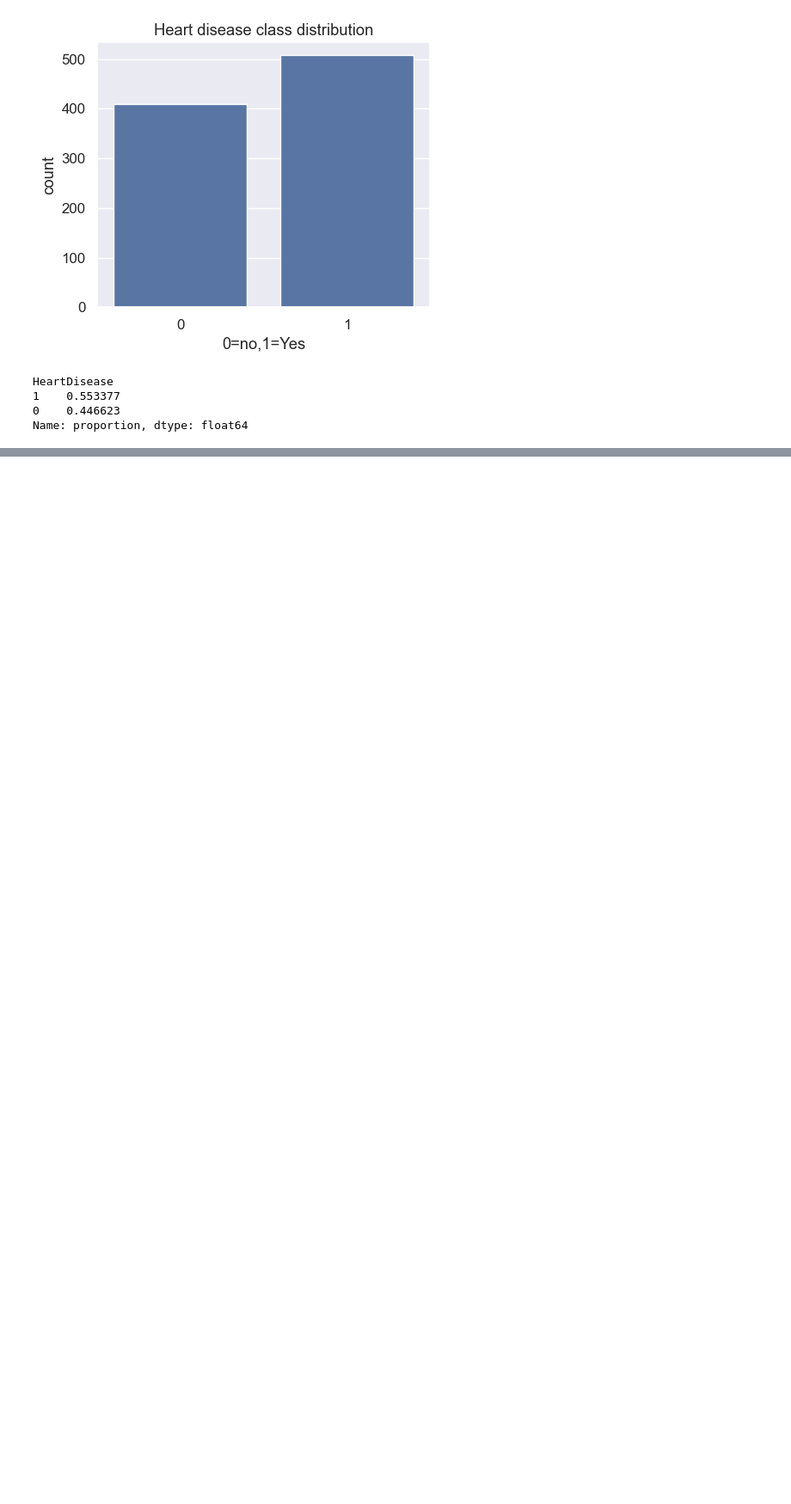
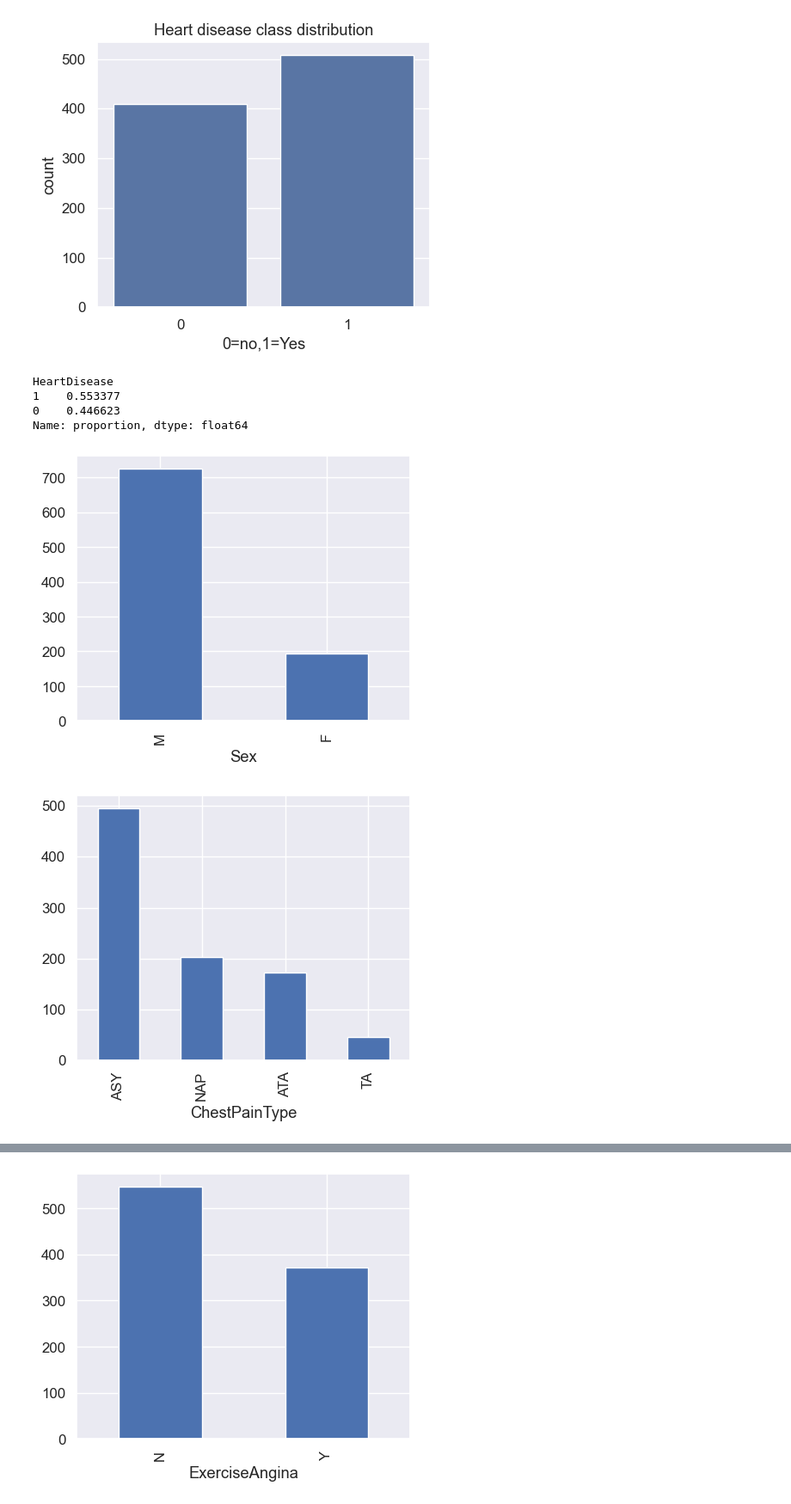
Before and after one commit to shovo896/EDA-of-Heart-Failure-disease, a Jupyter notebook: eda.ipynb, the cells around one changed output, grey strips where cells are left out. Shown at 86% size. Drawn from its saved outputs; the diff is of its cells as text; code cells hidden in the pictures; blank space fills up the shorter version.

```diff
--- a/eda.ipynb
+++ b/eda.ipynb
@@ -179,3 +179,10 @@ HeartDisease
 1    0.553377
 0    0.446623
 Name: proportion, dtype: float64
+# %%
+for c in categorical_col:
+       plt.figure(figsize=(5,4))
+       df[c].value_counts().plot(kind="bar")
+# %% [output]
+[figure, added]
+[figure, added]
@@ -181,0 +190 @@ Name: proportion, dtype: float64
+[figure, added]
```
Also changed, not shown: parts of 1 cell of this notebook.
